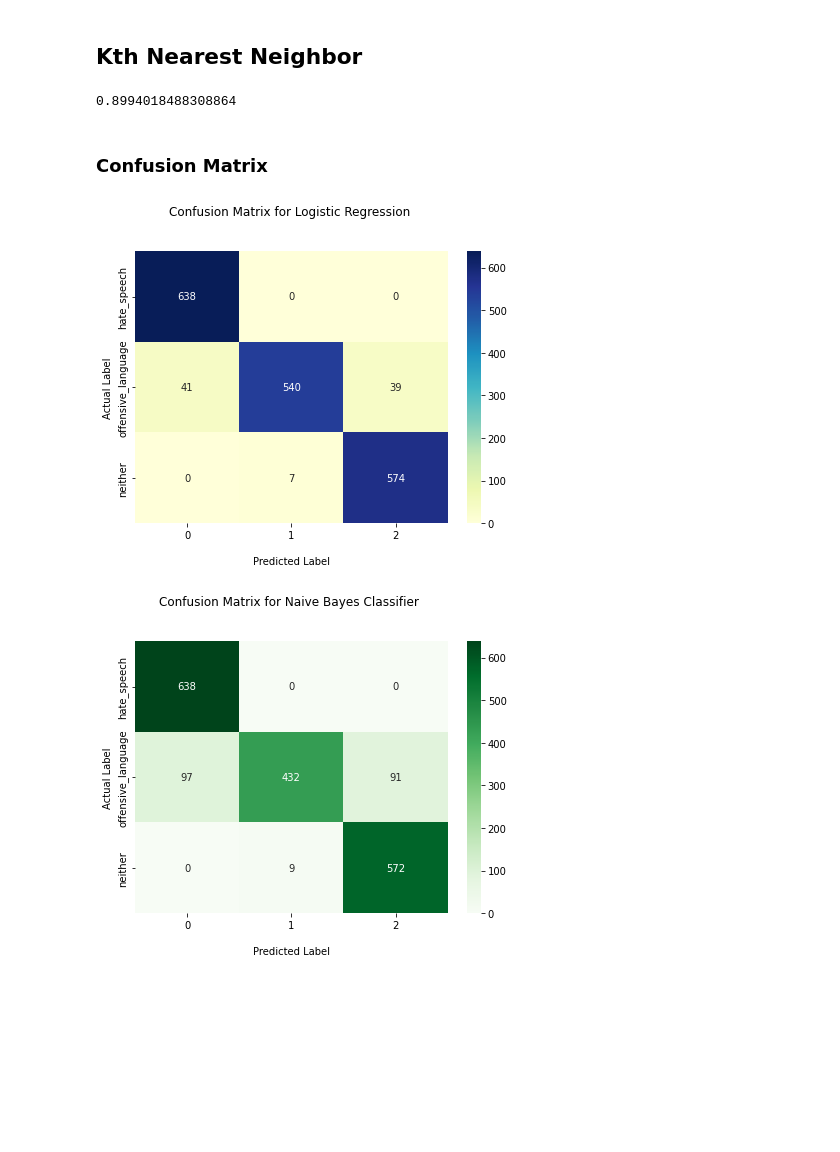
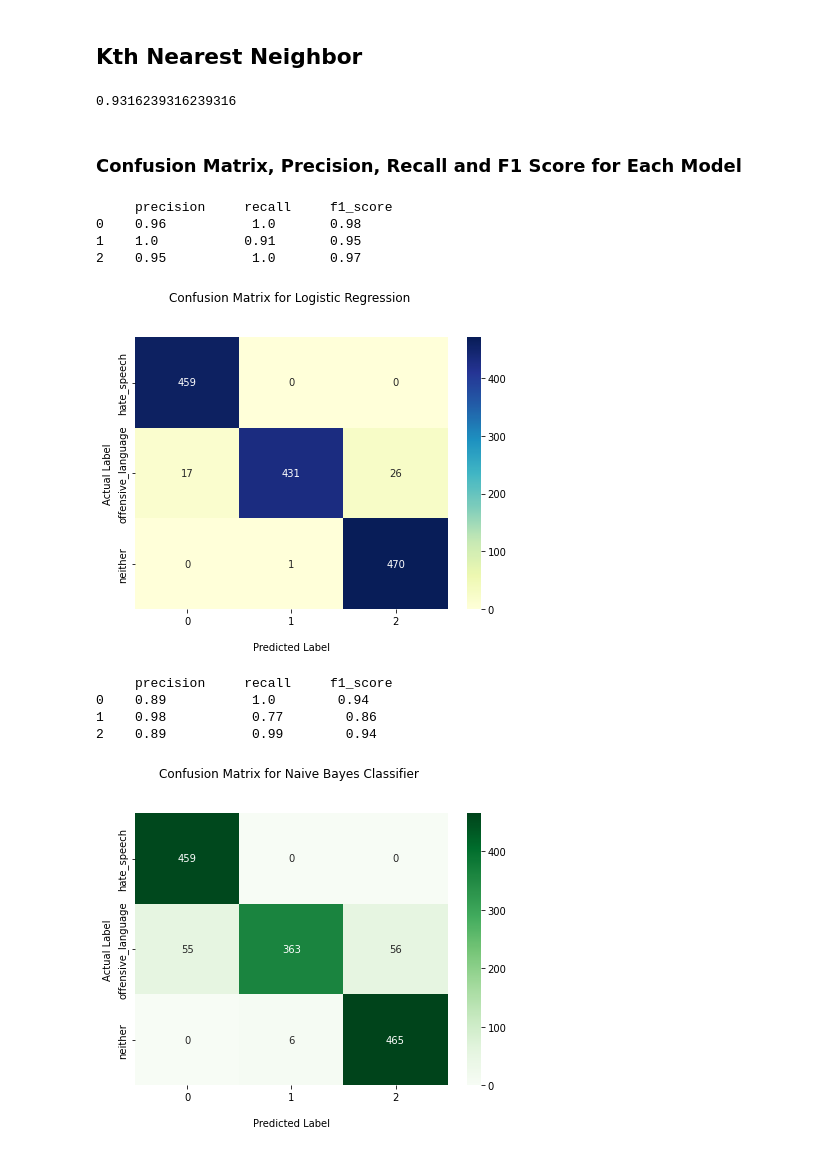
Before and after one commit to ShowmickKar/Hate-Speech-and-Offensive-Language-Detection-From-Twitter-Dataset, a Jupyter notebook: CSE422 PROJECT.ipynb, the cells around one changed output. Drawn from its saved outputs; the diff is of its cells as text; code cells hidden in the pictures; blank space fills up the shorter version.

Commit message:
Evaluated Precision, Recall and F1 Score for each Model

```diff
--- a/CSE422 PROJECT.ipynb
+++ b/CSE422 PROJECT.ipynb
@@ -21,7 +21,7 @@ from collections import Counter
 ### Load Dataset and drop unnecessary columns
 # %%
 df = pd.read_csv("labeled_data.csv")
-df=df.drop(df.index[4000:])
+df=df.drop(df.index[3000:])
 df.head()
 # %% [output]
 |  | Unnamed: 0 | count | hate_speech | offensive_language | neither | class | tweet |
@@ -170,9 +162,9 @@ knn_cf_matrix = confusion_matrix(y_test, knn_y_predict)
 knn_score = knn.score(X_test, y_test)
 print(knn_score)
 # %% [output]
-0.8994018488308864
+0.9316239316239316
-# %% [markdown]
-### Confusion Matrix
+# %% [markdown]
+### Confusion Matrix, Precision, Recall and F1 Score for Each Model
 # %%
 # Reference: https://www.stackvidhya.com/plot-confusion-matrix-in-python-and-why/#:~:text=Plot%20Confusion%20Matrix%20for%20Binary%20Classes%20With%20Labels&text=You%20need%20to%20create%20a,matrix%20with%20the%20labels%20annotation.
 
@@ -189,15 +187,30 @@ def display_confusion_matrix(cf_matrix, model_name, color_map):
 # %%
 # Confusion Matrix for Logistic Regression Model
+print("     precision     recall     f1_score")
+for i in range(3):
+    print(f"{i}    {round(precision_scores[0][i], 2)}           {round(recall_scores[0][i], 2)}       {round(f1_scores[0][i], 2)}")
 
 display_confusion_matrix(reg_cf_matrix, "Logistic Regression", "YlGnBu")
 # %% [output]
+     precision     recall     f1_score
+0    0.96           1.0       0.98
+1    1.0           0.91       0.95
+2    0.95           1.0       0.97
-[figure, old version]
+[figure, new version]
 # %%
 # Confusion Matrix for Naive Bayes Classifier Model
 
+print("     precision     recall     f1_score")
+for i in range(3):
+    print(f"{i}    {round(precision_scores[1][i], 2)}           {round(recall_scores[1][i], 2)}        {round(f1_scores[1][i], 2)}")
+
 display_confusion_matrix(nvc_cf_matrix, "Naive Bayes Classifier", "Greens")
 # %% [output]
+     precision     recall     f1_score
+0    0.89           1.0        0.94
+1    0.98           0.77        0.86
+2    0.89           0.99        0.94
-[figure, old version]
+[figure, new version]
 # %%
 # Confusion Matrix for Kth Nearest Neighbor Model
 
```
Also changed, not shown: parts of 14 cells of this notebook.
